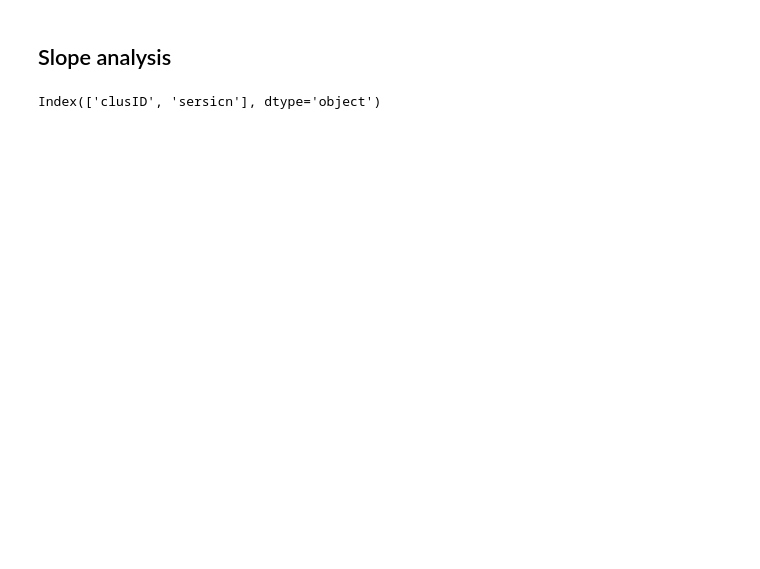
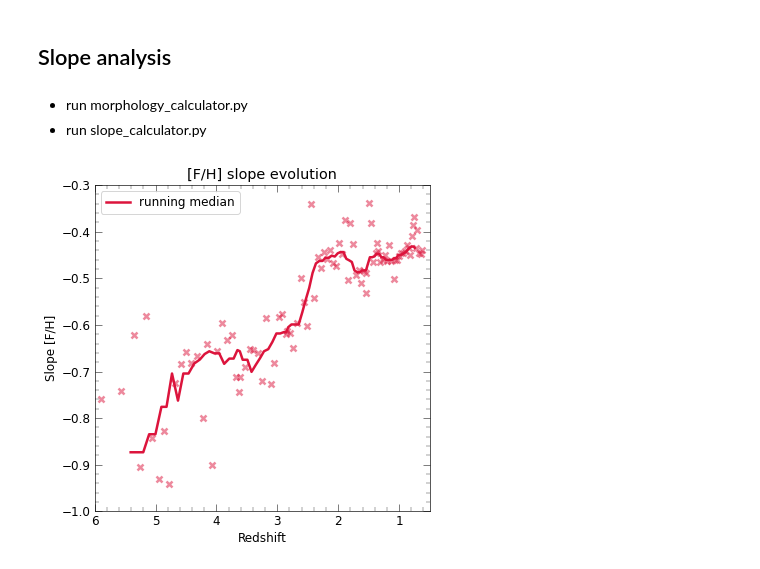
Before and after one commit to ansingh16/hr5_metallicity, a Jupyter notebook: Code/Analysis.ipynb, the cells around one changed output. Saved outputs shown, nothing was run; the diff lists cells and outputs as text; code cells hidden in the pictures; blank space fills up the shorter version.

Commit message:
plot for slope evo done

```diff
--- a/Code/Analysis.ipynb
+++ b/Code/Analysis.ipynb
@@ -499,24 +499,48 @@ ProjectionPlot(ds_rest,center,('star','particle_mass'),ds_bcg)
 # %% [markdown]
 ## Slope analysis
-# %%
-import pandas as pd
-import HR5_cluster as hr5
-
-# get only elliptical galaxies
-
-morpho = pd.read_csv('../Data/morphology.csv')
-
-e_galaxies = morpho[morpho['sersicn']>2.5]
-
-e_galaxies.set_index('ID',inplace=True)
-
-# clusid = 1664541
-snapshot = 296
-
-Ana = hr5.Analysis(snapshot)
-
-Ana.get_slope_data(galids=e_galaxies.index,clusids=e_galaxies.clusID,rmax=4,rbin_width=0.3,var='feh',dump='False')
-
-Ana.slope_df.set_index('ID',inplace=True)
-# %% [output]
-Index(['clusID', 'sersicn'], dtype='object')
+# %% [markdown]
+- run morphology_calculator.py
+- run slope_calculator.py
+# %%
+import pandas as pd
+import configparser
+import numpy as np
+import matplotlib.pyplot as plt
+plt.style.use('../paper_style.mplstyle')
+
+# load up the parameter file
+parser = configparser.ConfigParser()
+parser.read('../params.ini')
+
+outdir = parser.get('Paths','outdir')
+galcats = parser.get('Paths','galaxycats')
+morphs = parser.get('Paths','morphs')
+snapdir = parser.get('Paths','snapfiles')
+
+
+slope_z = pd.read_csv(f'{outdir}/slope_redshift.csv')
+
+slope_z.sort_values('redshift',inplace=True)
+# %%
+import matplotlib.pyplot as plt
+
+
+# get running medain of slope vs redshift
+running_df = slope_z.rolling(10,center=True).median()
+
+fig,ax = plt.subplots(1,1,figsize=(6,6))
+ax.set_xlabel(r'Redshift')
+ax.set_ylabel(r'Slope [F/H]')
+ax.scatter(slope_z['redshift'],slope_z['slope'],alpha=0.5,marker='x')
+ax.plot(running_df['redshift'],running_df['slope'],label='running median')
+
+ax.invert_xaxis()
+ax.set_xlim(6,0.5)
+ax.set_ylim(-1,-0.3)
+ax.legend()
+ax.set_title('[F/H] slope evolution')
+
+fig.savefig('../Plots/slope_redshift.png',bbox_inches='tight')
+fig.savefig('../Plots/slope_redshift.pdf')
+# %% [output]
+[figure, added]
```
Also changed, not shown: parts of 4 cells of this notebook, 14 other files.
